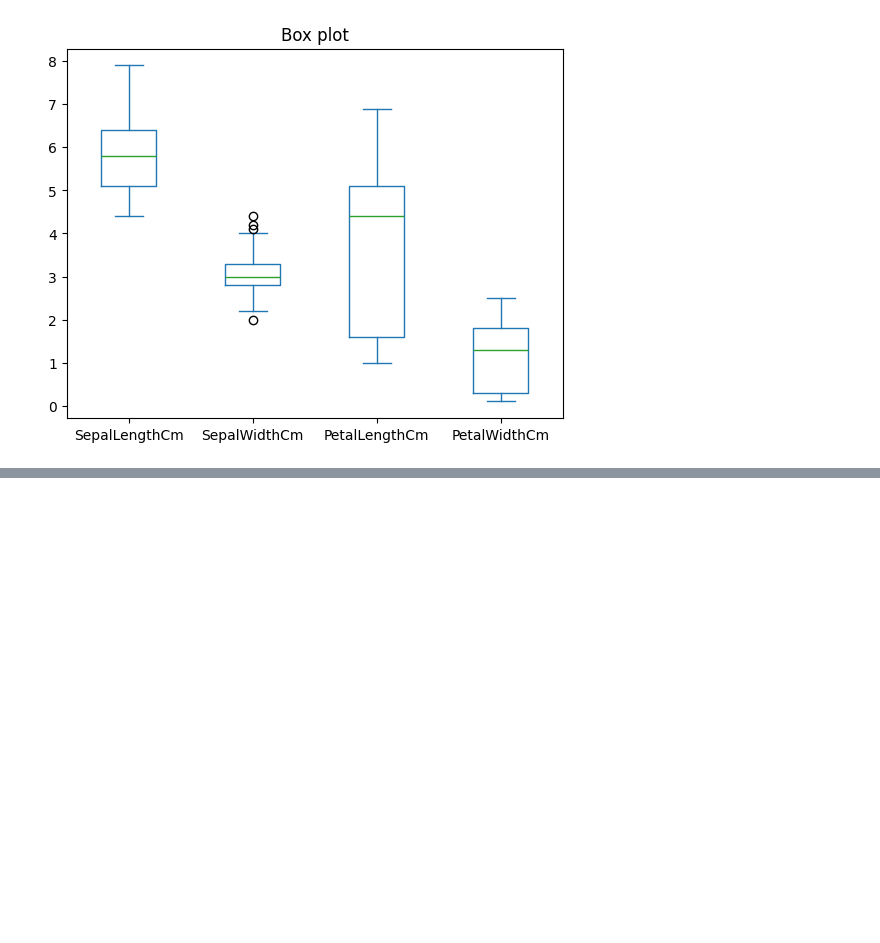
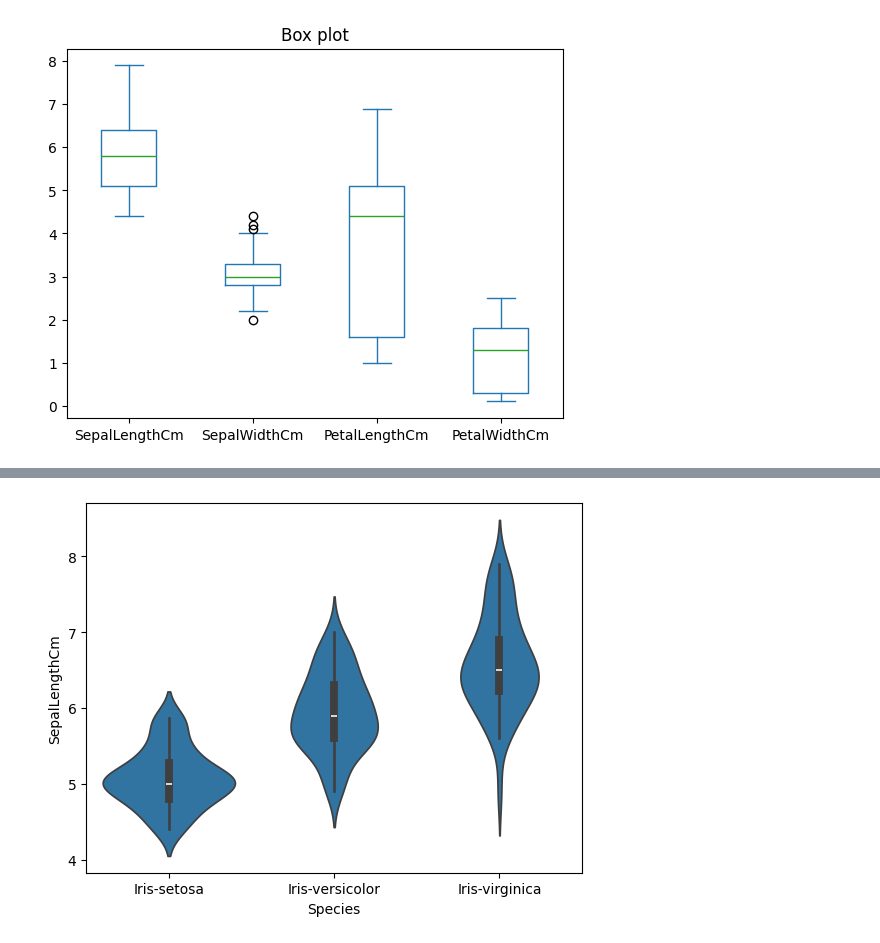
Before and after one commit to bhargavdhanisetti/AIML_NEOSKILLZ, a Jupyter notebook: day_13_.ipynb, the cells around one changed output, grey strips where cells are left out. Cells and saved outputs as stored; diff of their text form; code cells hidden in the pictures; blank space fills up the shorter version.

```diff
--- a/day_13_.ipynb
+++ b/day_13_.ipynb
@@ -188,0 +200,5 @@ plt.show()
+# %%
+sns.violinplot(x="Species", y="SepalLengthCm",data=data)
+plt.show()
+# %% [output]
+[figure, added]
```
Also changed, not shown: parts of 5 cells of this notebook.
